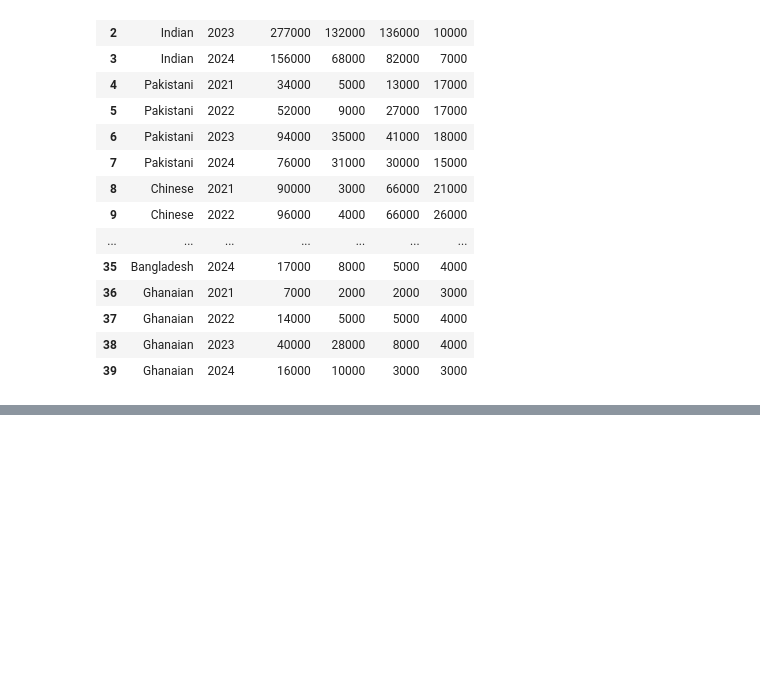
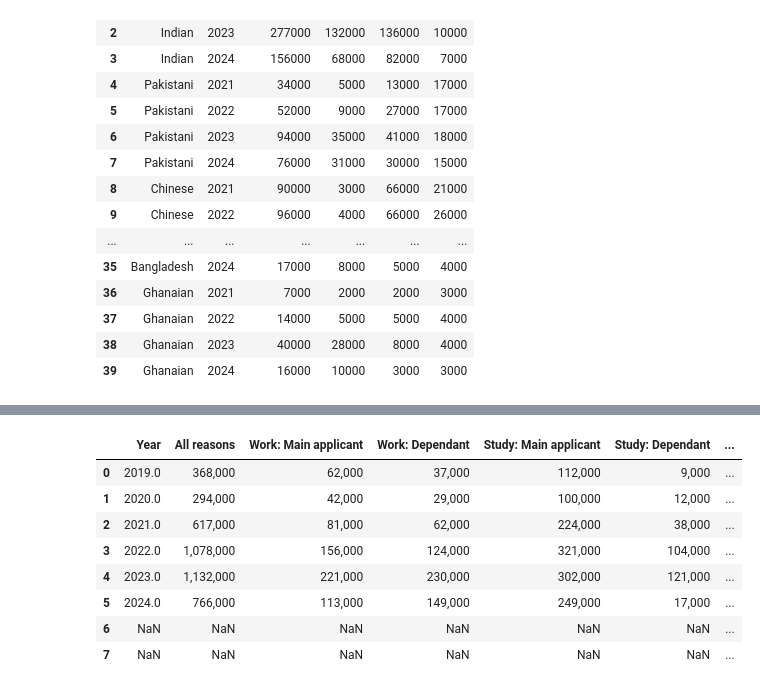
Before and after one commit to esencela/uk-immigration-data-analysis, a Jupyter notebook: notebooks/data-cleaning.ipynb, the cells around one changed output, grey strips where cells are left out. Cells and saved outputs as stored; diff of their text form; code cells hidden in the pictures; blank space fills up the shorter version.

```diff
--- a/notebooks/data-cleaning.ipynb
+++ b/notebooks/data-cleaning.ipynb
@@ -87,2 +108,16 @@ df_country['Nationality'] = df_country['Nationality'].replace('Ghanaian', 'Ghana
 # %%
 df_country.to_csv('../data/immigration-by-country.csv', index=False)
+# %%
+df_reason = pd.read_csv('../data/immigration-by-reason.csv')
+# %%
+df_reason
+# %% [output]
+|  | Year | All reasons | Work: Main applicant | Work: Dependant | Study: Main applicant | Study: Dependant | ... |
+| 0 | 2019.0 | 368,000 | 62,000 | 37,000 | 112,000 | 9,000 | ... |
+| 1 | 2020.0 | 294,000 | 42,000 | 29,000 | 100,000 | 12,000 | ... |
+| 2 | 2021.0 | 617,000 | 81,000 | 62,000 | 224,000 | 38,000 | ... |
+| 3 | 2022.0 | 1,078,000 | 156,000 | 124,000 | 321,000 | 104,000 | ... |
+| 4 | 2023.0 | 1,132,000 | 221,000 | 230,000 | 302,000 | 121,000 | ... |
+| 5 | 2024.0 | 766,000 | 113,000 | 149,000 | 249,000 | 17,000 | ... |
+| 6 | NaN | NaN | NaN | NaN | NaN | NaN | ... |
+| 7 | NaN | NaN | NaN | NaN | NaN | NaN | ... |
```
Also changed, not shown: parts of 7 cells of this notebook, 1 other file.
